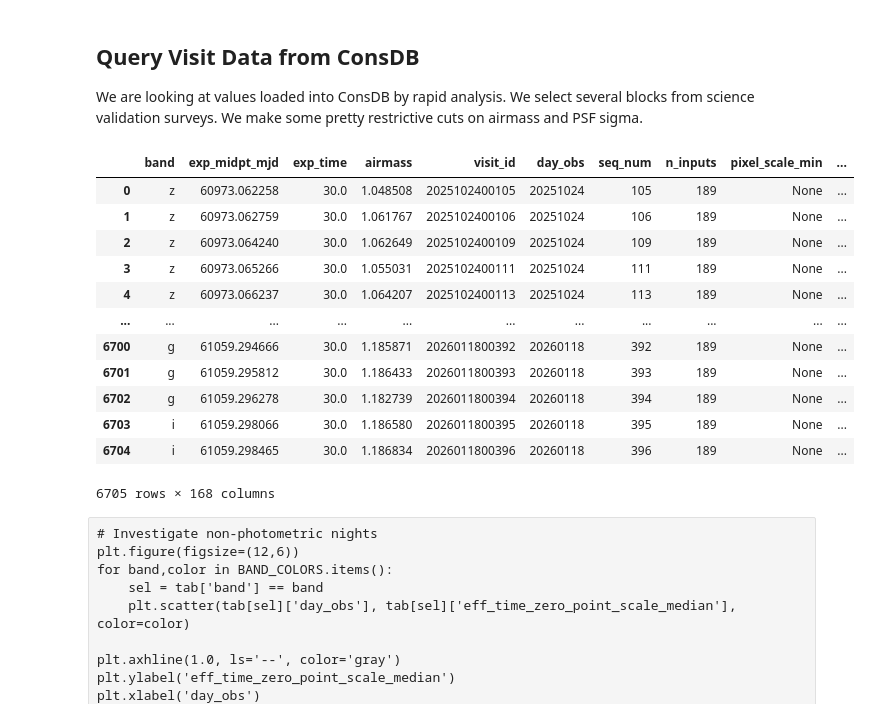
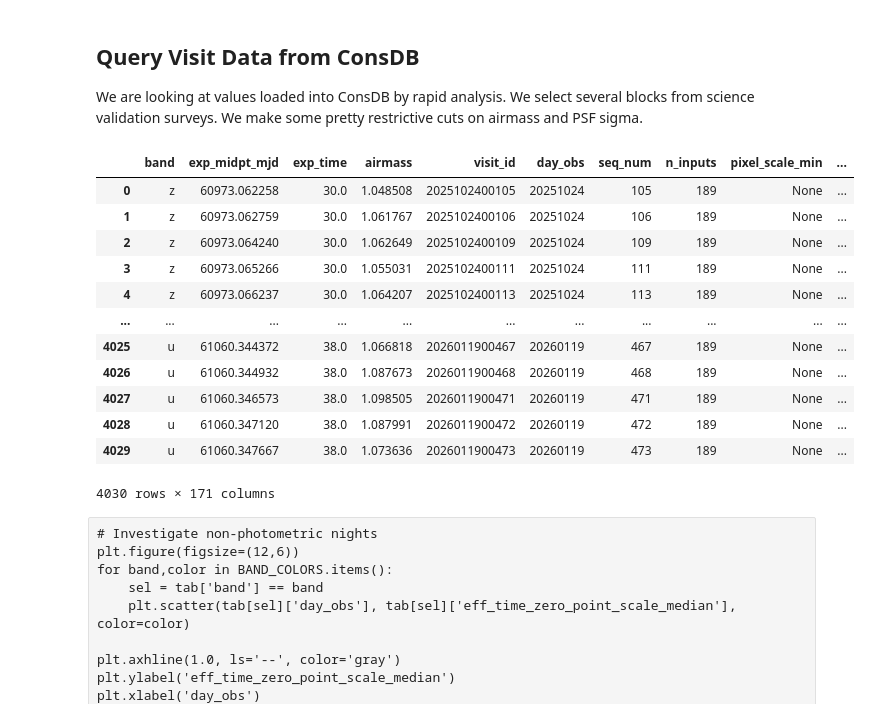
Before and after one commit to lsst-dm/vv-team-notebooks, a Jupyter notebook: notebooks/DM-53728-LSSTCam-ZPScale.ipynb, the cells around one changed output. Cells and saved outputs as stored; diff of their text form; code cells hidden in the pictures.

Commit message:
restrict to lower airmass for u-band

```diff
--- a/notebooks/DM-53728-LSSTCam-ZPScale.ipynb
+++ b/notebooks/DM-53728-LSSTCam-ZPScale.ipynb
@@ -140,46 +140,46 @@ print(f'columns (table={table}): {table}\n', sorted(list(client.schema(schema, f
 We are looking at values loaded into ConsDB by rapid analysis. We select several blocks from science validation surveys. We make some pretty restrictive cuts on airmass and PSF sigma.
 # %%
 # Specify the exposure set
-DAY_OBS_MIN, DAY_OBS_MAX = 20250901, 20260118
+DAY_OBS_MIN, DAY_OBS_MAX = 20250901, 20260120
 DAY_OBS_BAD = (20251026, 20251117, 20251118)
 # %%
 from lsst.summit.utils import ConsDbClient
 from lsst.summit.utils.utils import computeCcdExposureId
 os.environ["no_proxy"] += ",.consdb"
 
 client = ConsDbClient('http://consdb-pq.consdb:8080/consdb')
 
 query = f"""
 select v.band, v.exp_midpt_mjd, v.exp_time, v.airmass,
 q.*
 from cdb_lsstcam.visit1_quicklook q, cdb_lsstcam.visit1 v
 where
 q.visit_id = v.visit_id
 and v.day_obs between {DAY_OBS_MIN} and {DAY_OBS_MAX}
 and v.day_obs not in {DAY_OBS_BAD}
 and v.img_type = 'science'
 and v.science_program in ('BLOCK-407', 'BLOCK-408', 'BLOCK-416', 'BLOCK-417', 'BLOCK-419', 'BLOCK-421')
 and q.zero_point_median is not Null
-and v.airmass < 1.2
+and v.airmass < 1.1
 and q.psf_sigma_median*0.2*2.355 < 1.5
 order by v.visit_id"""
 tab = client.query(query).to_pandas()
 tab['zp_median'] = tab['zero_point_median'] - 2.5*np.log10(tab['exp_time'])
 tab
 # %% [output]
 |  | band | exp_midpt_mjd | exp_time | airmass | visit_id | day_obs | seq_num | n_inputs | pixel_scale_min | ... |
 | 0 | z | 60973.062258 | 30.0 | 1.048508 | 2025102400105 | 20251024 | 105 | 189 | None | ... |
 | 1 | z | 60973.062759 | 30.0 | 1.061767 | 2025102400106 | 20251024 | 106 | 189 | None | ... |
 | 2 | z | 60973.064240 | 30.0 | 1.062649 | 2025102400109 | 20251024 | 109 | 189 | None | ... |
 | 3 | z | 60973.065266 | 30.0 | 1.055031 | 2025102400111 | 20251024 | 111 | 189 | None | ... |
 | 4 | z | 60973.066237 | 30.0 | 1.064207 | 2025102400113 | 20251024 | 113 | 189 | None | ... |
 | ... | ... | ... | ... | ... | ... | ... | ... | ... | ... | ... |
-| 6700 | g | 61059.294666 | 30.0 | 1.185871 | 2026011800392 | 20260118 | 392 | 189 | None | ... |
-| 6701 | g | 61059.295812 | 30.0 | 1.186433 | 2026011800393 | 20260118 | 393 | 189 | None | ... |
-| 6702 | g | 61059.296278 | 30.0 | 1.182739 | 2026011800394 | 20260118 | 394 | 189 | None | ... |
-| 6703 | i | 61059.298066 | 30.0 | 1.186580 | 2026011800395 | 20260118 | 395 | 189 | None | ... |
-| 6704 | i | 61059.298465 | 30.0 | 1.186834 | 2026011800396 | 20260118 | 396 | 189 | None | ... |
+| 4025 | u | 61060.344372 | 38.0 | 1.066818 | 2026011900467 | 20260119 | 467 | 189 | None | ... |
+| 4026 | u | 61060.344932 | 38.0 | 1.087673 | 2026011900468 | 20260119 | 468 | 189 | None | ... |
+| 4027 | u | 61060.346573 | 38.0 | 1.098505 | 2026011900471 | 20260119 | 471 | 189 | None | ... |
+| 4028 | u | 61060.347120 | 38.0 | 1.087991 | 2026011900472 | 20260119 | 472 | 189 | None | ... |
+| 4029 | u | 61060.347667 | 38.0 | 1.073636 | 2026011900473 | 20260119 | 473 | 189 | None | ... |
-6705 rows × 168 columns
+4030 rows × 171 columns
 # %% [raw]
 # Investigate non-photometric nights
 plt.figure(figsize=(12,6))
```
Also changed, not shown: parts of 9 cells of this notebook.
